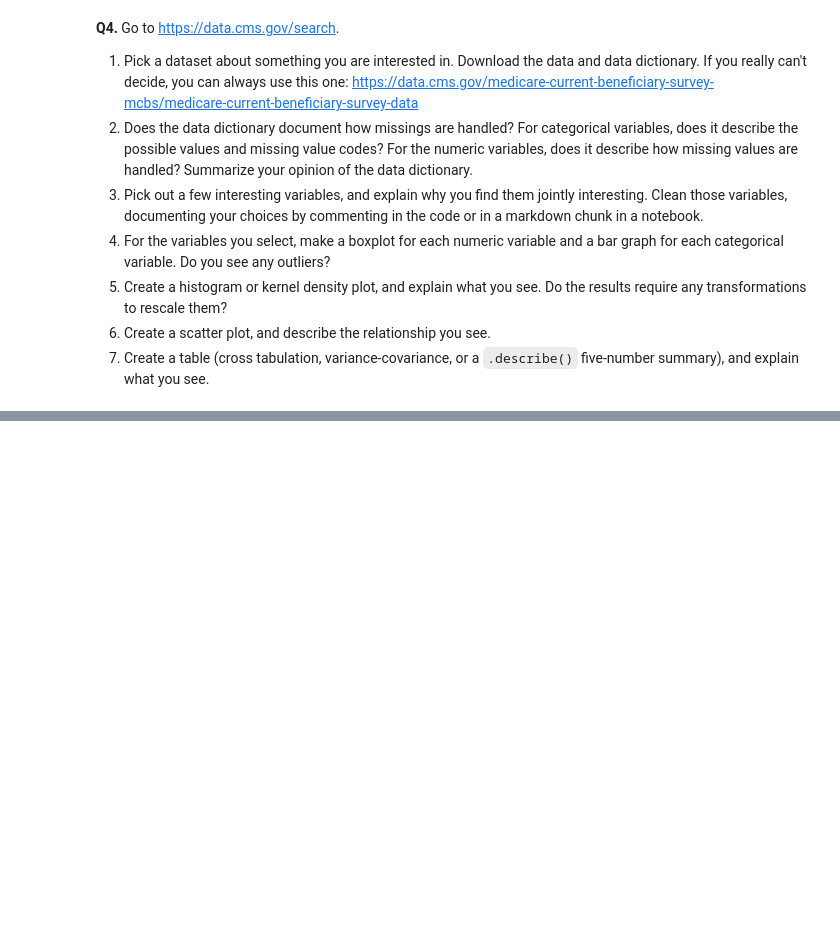
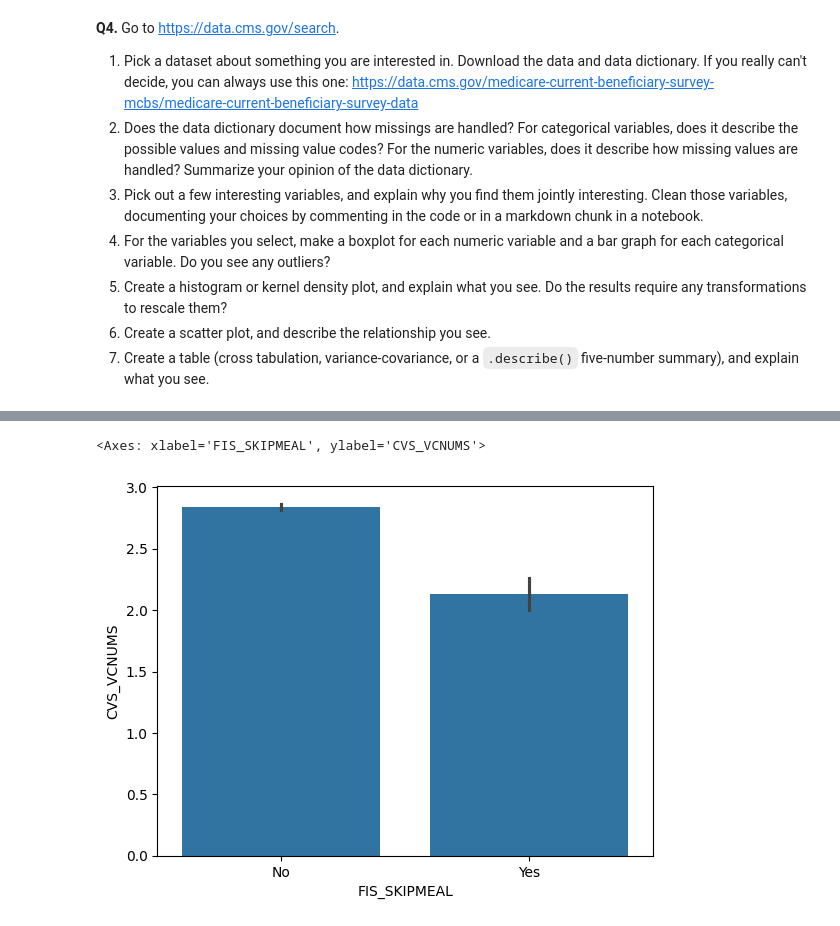
Before and after one commit to PavanVinja/visualization, a Jupyter notebook: assignment/assignment.ipynb, the cells around one changed output, grey strips where cells are left out. Saved outputs shown, nothing was run; the diff lists cells and outputs as text; code cells hidden in the pictures; blank space fills up the shorter version.

```diff
--- a/assignment/assignment.ipynb
+++ b/assignment/assignment.ipynb
@@ -341,0 +294,5 @@ print(new_genres)
+# %%
+sns.barplot(data=df, x='FIS_SKIPMEAL',y='CVS_VCNUMS')
+# %% [output]
+<Axes: xlabel='FIS_SKIPMEAL', ylabel='CVS_VCNUMS'>
+[figure, added]
```
Also changed, not shown: parts of 30 cells of this notebook.
